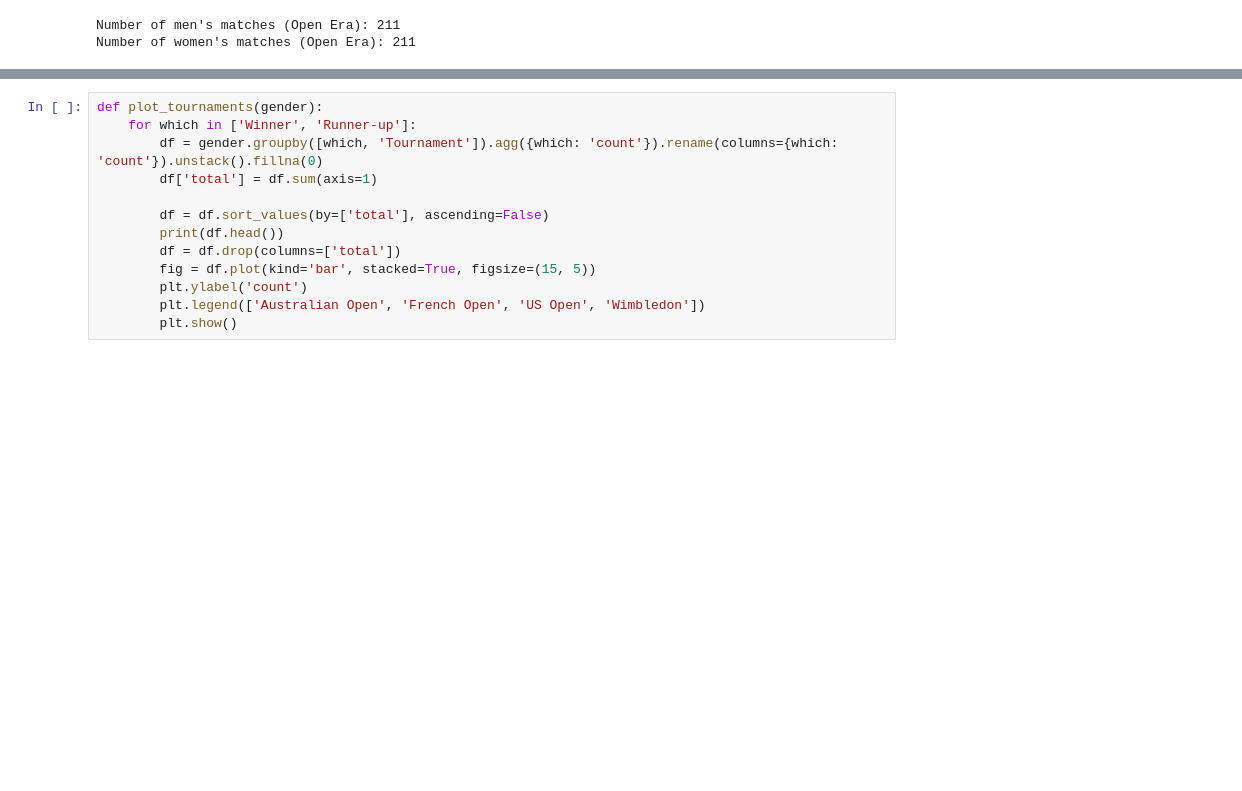
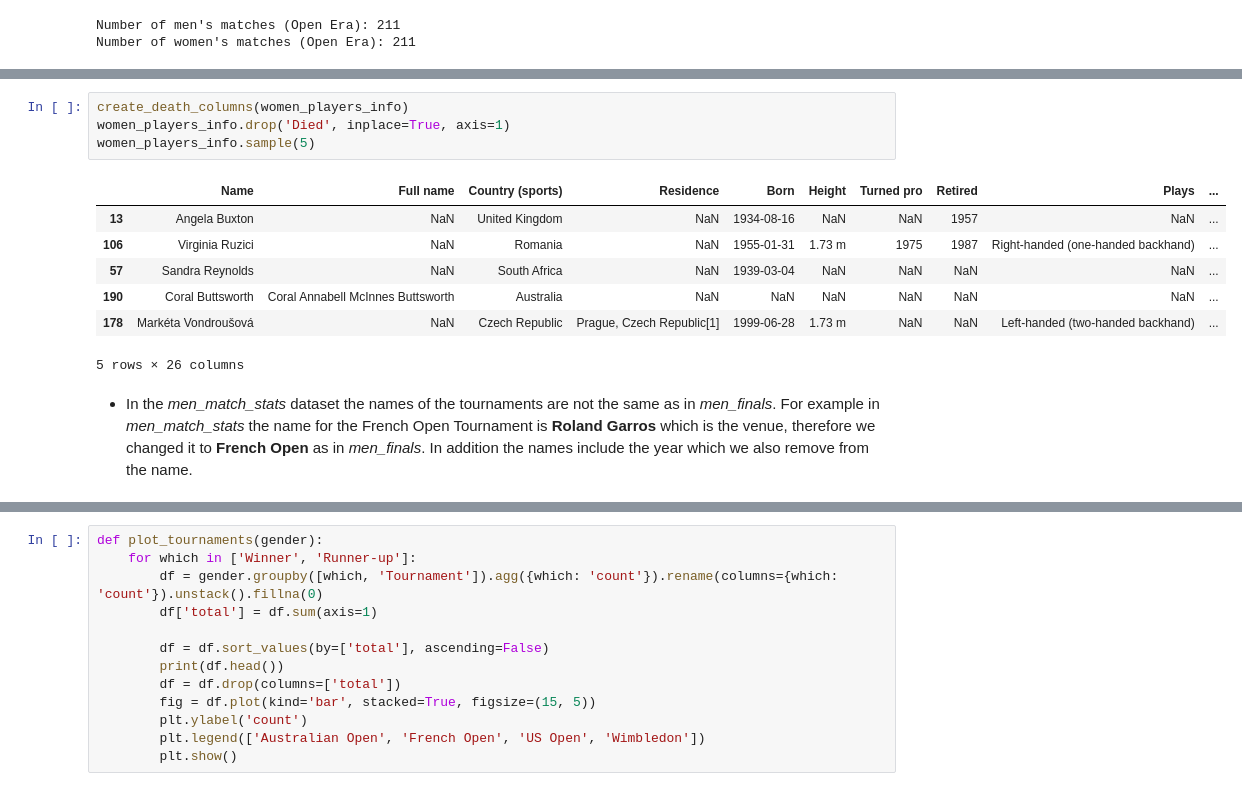
Before and after one commit to com-480-data-visualization/data-visualization-project-2021-m3, a Jupyter notebook: preprocessing_eda.ipynb, the cells around one changed output, grey strips where cells are left out. Drawn from its saved outputs; the diff is of its cells as text; blank space fills up the shorter version.

```diff
--- a/preprocessing_eda.ipynb
+++ b/preprocessing_eda.ipynb
@@ -68,0 +104,14 @@ Number of women's matches (Open Era): 211
+# %%
+create_death_columns(women_players_info)
+women_players_info.drop('Died', inplace=True, axis=1)
+women_players_info.sample(5)
+# %% [output]
+|  | Name | Full name | Country (sports) | Residence | Born | Height | Turned pro | Retired | Plays | ... |
+| 13 | Angela Buxton | NaN | United Kingdom | NaN | 1934-08-16 | NaN | NaN | 1957 | NaN | ... |
+| 106 | Virginia Ruzici | NaN | Romania | NaN | 1955-01-31 | 1.73 m | 1975 | 1987 | Right-handed (one-handed backhand) | ... |
+| 57 | Sandra Reynolds | NaN | South Africa | NaN | 1939-03-04 | NaN | NaN | NaN | NaN | ... |
+| 190 | Coral Buttsworth | Coral Annabell McInnes Buttsworth | Australia | NaN | NaN | NaN | NaN | NaN | NaN | ... |
+| 178 | Markéta Vondroušová | NaN | Czech Republic | Prague, Czech Republic[1] | 1999-06-28 | 1.73 m | NaN | NaN | Left-handed (two-handed backhand) | ... |
+5 rows × 26 columns
+# %% [markdown]
+- In the *men_match_stats* dataset the names of the tournaments are not the same as in *men_finals*. For example in *men_match_stats* the name for the French Open Tournament is **Roland Garros** which is the venue, therefore we changed it to **French Open** as in *men_finals*. In addition the names include the year which we also remove from the name.
```
Also changed, not shown: parts of 25 cells of this notebook, 3 other files.
